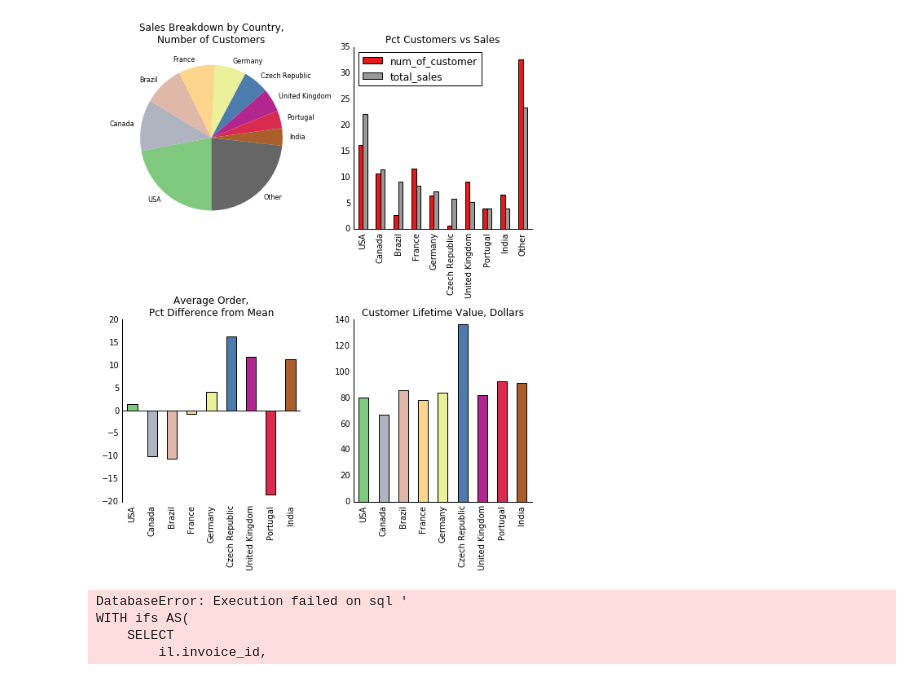
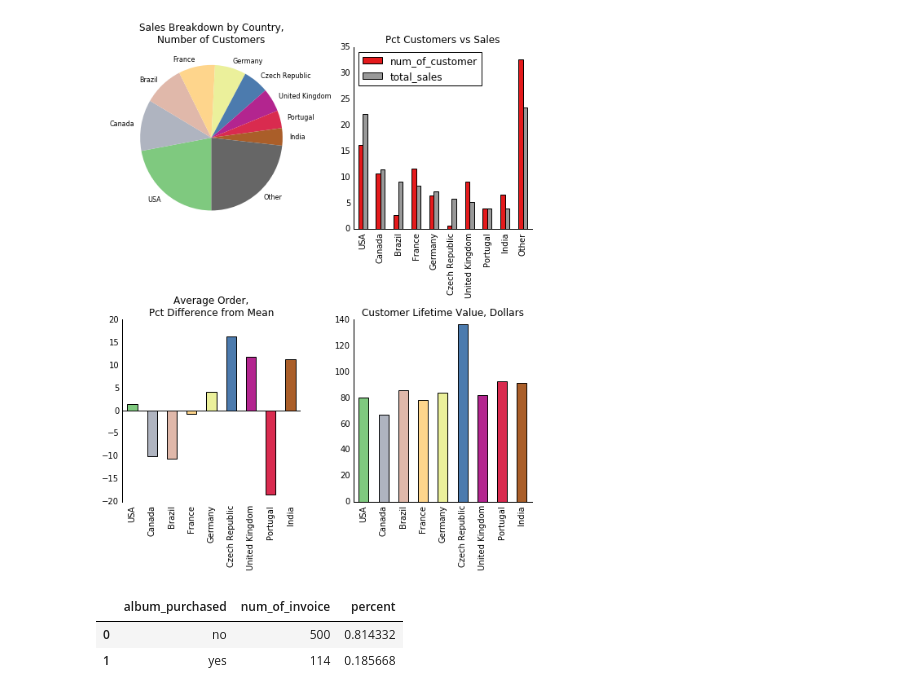
Before and after one commit to neva8220/chinook_db_practice, a Jupyter notebook: Basics.ipynb, the cells around one changed output. Drawn from its saved outputs; the diff is of its cells as text; code cells hidden in the pictures.

```diff
--- a/Basics.ipynb
+++ b/Basics.ipynb
@@ -288,38 +288,37 @@ WITH ifs AS(
 SELECT
     album_purchased,
     count(invoice_id) num_of_invoice,
-    CAST(count(incoice_id) as FLOAT)/(SELECT COUNT(*) FROM invoice) percentage
+    CAST(count(invoice_id) as FLOAT)/(SELECT COUNT(*) FROM invoice) percent
 FROM
     (
     SELECT
-        ifs*,
+        ifs.*,
         CASE
             WHEN
                 (SELECT t.track_id FROM track t
                     WHERE t.album_id = (SELECT t2.album_id from track t2
                                             WHERE t2.track_id = ifs.first_id)
                 EXCEPT
 
-                SELECT il2.track_id from invoicee_line il2
+                SELECT il2.track_id from invoice_line il2
                     WHERE il2.invoice_id = ifs.invoice_id)IS NULL
             AND
             (
-             SELECT il2.track_id from invoicee_line il2
+             SELECT il2.track_id from invoice_line il2
                     WHERE il2.invoice_id = ifs.invoice_id
                 EXCEPT
                 SELECT t.track_id FROM track t
                     WHERE t.album_id = (SELECT t2.album_id from track t2
                                             WHERE t2.track_id = ifs.first_id)
                 )IS NULL
                 THEN "yes"
                 ELSE "no"
                 END AS album_purchased
     FROM ifs)
     GROUP BY 1;
 '''
 run_query(q4)
 # %% [output]
-DatabaseError: Execution failed on sql '
-WITH ifs AS(
-    SELECT
-        il.invoice_id,
+|  | album_purchased | num_of_invoice | percent |
+| 0 | no | 500 | 0.814332 |
+| 1 | yes | 114 | 0.185668 |
```
